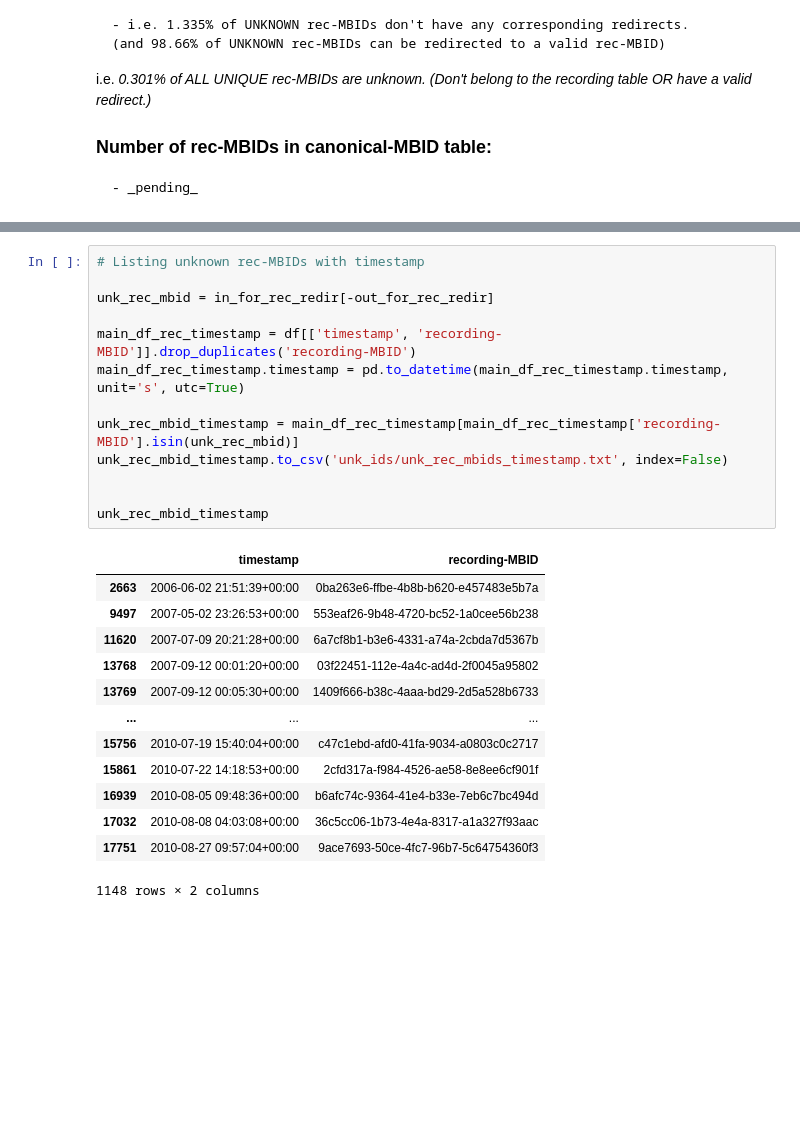
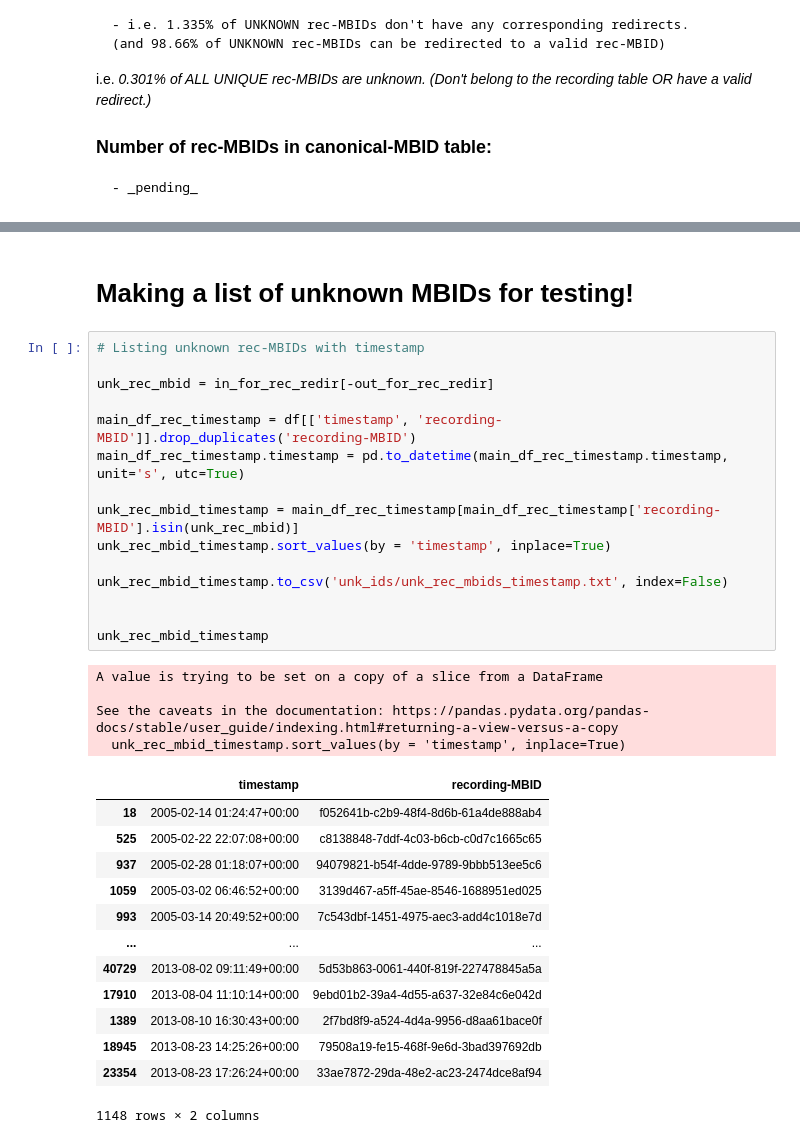
Before and after one commit to Prathamesh-Ghatole/MLHD, a Jupyter notebook: MLHD.ipynb, the cells around one changed output, grey strips where cells are left out. Cells and saved outputs as stored; diff of their text form; blank space fills up the shorter version.

```diff
--- a/MLHD.ipynb
+++ b/MLHD.ipynb
@@ -484,28 +500,36 @@ display(MD(report_artist))
+# %% [markdown]
+# Making a list of unknown MBIDs for testing!
 # %%
 # Listing unknown rec-MBIDs with timestamp
 
 unk_rec_mbid = in_for_rec_redir[-out_for_rec_redir]
 
 main_df_rec_timestamp = df[['timestamp', 'recording-MBID']].drop_duplicates('recording-MBID')
 main_df_rec_timestamp.timestamp = pd.to_datetime(main_df_rec_timestamp.timestamp, unit='s', utc=True)
 
 unk_rec_mbid_timestamp = main_df_rec_timestamp[main_df_rec_timestamp['recording-MBID'].isin(unk_rec_mbid)]
+unk_rec_mbid_timestamp.sort_values(by = 'timestamp', inplace=True)
+
 unk_rec_mbid_timestamp.to_csv('unk_ids/unk_rec_mbids_timestamp.txt', index=False)
 
 
 unk_rec_mbid_timestamp
 # %% [output]
+A value is trying to be set on a copy of a slice from a DataFrame
+
+See the caveats in the documentation: https://pandas.pydata.org/pandas-docs/stable/user_guide/indexing.html#returning-a-view-versus-a-copy
+  unk_rec_mbid_timestamp.sort_values(by = 'timestamp', inplace=True)
 |  | timestamp | recording-MBID |
-| 2663 | 2006-06-02 21:51:39+00:00 | 0ba263e6-ffbe-4b8b-b620-e457483e5b7a |
-| 9497 | 2007-05-02 23:26:53+00:00 | 553eaf26-9b48-4720-bc52-1a0cee56b238 |
-| 11620 | 2007-07-09 20:21:28+00:00 | 6a7cf8b1-b3e6-4331-a74a-2cbda7d5367b |
-| 13768 | 2007-09-12 00:01:20+00:00 | 03f22451-112e-4a4c-ad4d-2f0045a95802 |
-| 13769 | 2007-09-12 00:05:30+00:00 | 1409f666-b38c-4aaa-bd29-2d5a528b6733 |
+| 18 | 2005-02-14 01:24:47+00:00 | f052641b-c2b9-48f4-8d6b-61a4de888ab4 |
+| 525 | 2005-02-22 22:07:08+00:00 | c8138848-7ddf-4c03-b6cb-c0d7c1665c65 |
+| 937 | 2005-02-28 01:18:07+00:00 | 94079821-b54f-4dde-9789-9bbb513ee5c6 |
+| 1059 | 2005-03-02 06:46:52+00:00 | 3139d467-a5ff-45ae-8546-1688951ed025 |
+| 993 | 2005-03-14 20:49:52+00:00 | 7c543dbf-1451-4975-aec3-add4c1018e7d |
 | ... | ... | ... |
-| 15756 | 2010-07-19 15:40:04+00:00 | c47c1ebd-afd0-41fa-9034-a0803c0c2717 |
-| 15861 | 2010-07-22 14:18:53+00:00 | 2cfd317a-f984-4526-ae58-8e8ee6cf901f |
-| 16939 | 2010-08-05 09:48:36+00:00 | b6afc74c-9364-41e4-b33e-7eb6c7bc494d |
-| 17032 | 2010-08-08 04:03:08+00:00 | 36c5cc06-1b73-4e4a-8317-a1a327f93aac |
-| 17751 | 2010-08-27 09:57:04+00:00 | 9ace7693-50ce-4fc7-96b7-5c64754360f3 |
+| 40729 | 2013-08-02 09:11:49+00:00 | 5d53b863-0061-440f-819f-227478845a5a |
+| 17910 | 2013-08-04 11:10:14+00:00 | 9ebd01b2-39a4-4d55-a637-32e84c6e042d |
+| 1389 | 2013-08-10 16:30:43+00:00 | 2f7bd8f9-a524-4d4a-9956-d8aa61bace0f |
+| 18945 | 2013-08-23 14:25:26+00:00 | 79508a19-fe15-468f-9e6d-3bad397692db |
+| 23354 | 2013-08-23 17:26:24+00:00 | 33ae7872-29da-48e2-ac23-2474dce8af94 |
-1148 rows × 2 columns
+1148 rows × 2 columns
 # %%
```
Also changed, not shown: parts of 16 cells of this notebook, 2 other files.
